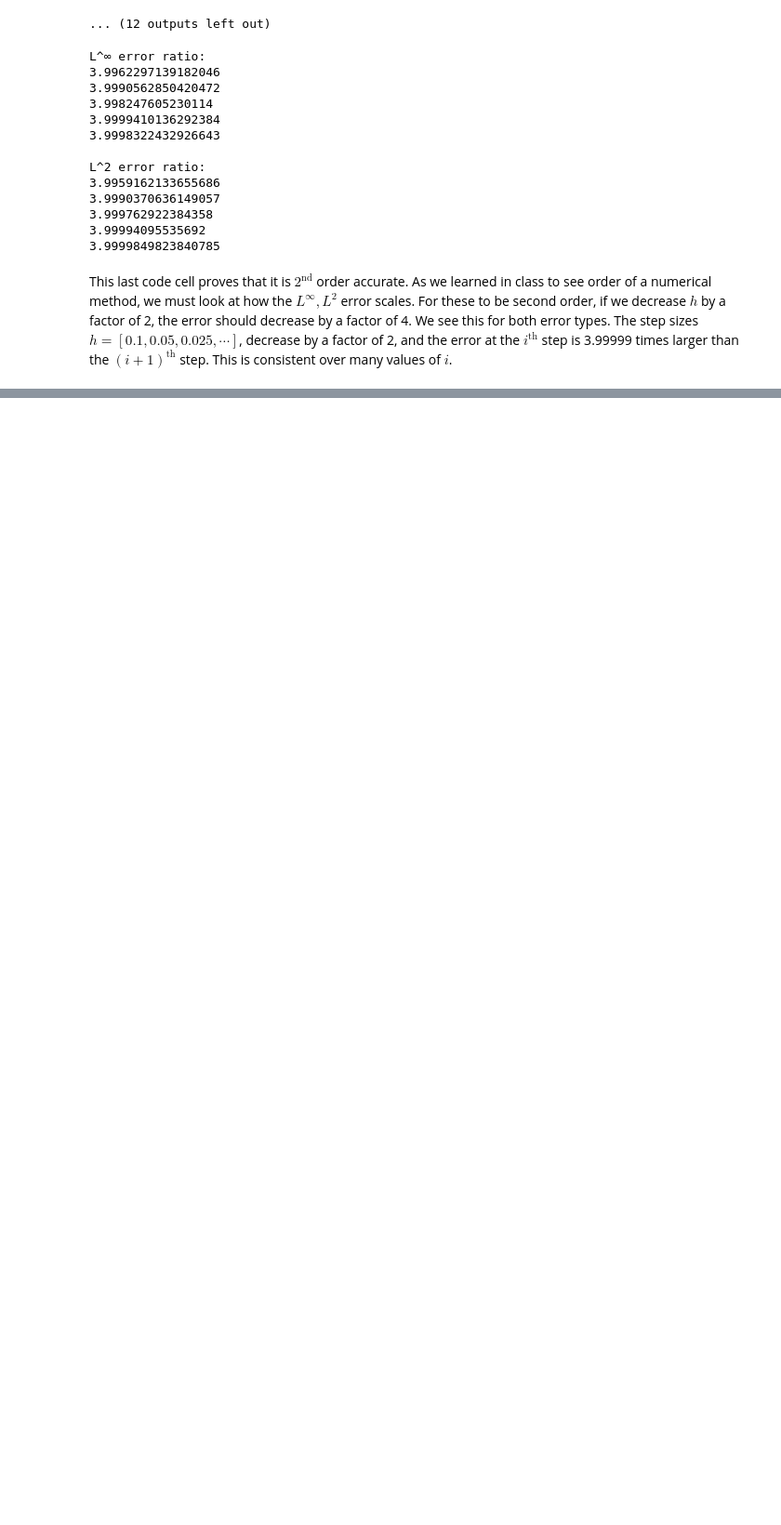
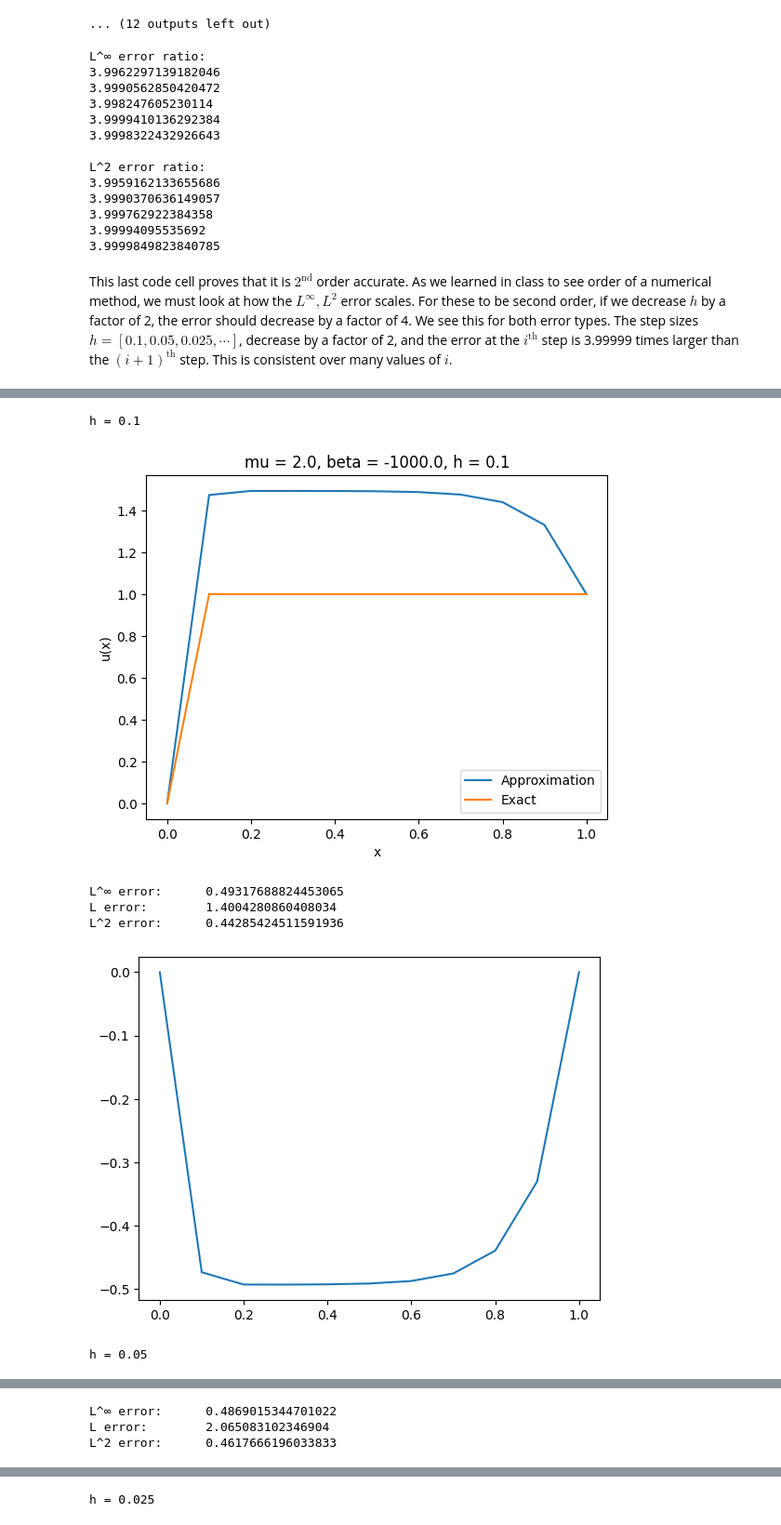
Before and after one commit to mtscott/math572, a Jupyter notebook: homework/math572hw1.ipynb, the cells around one changed output, grey strips where cells are left out. Shown at 93% size. Saved outputs shown, nothing was run; the diff lists cells and outputs as text; code cells hidden in the pictures; blank space fills up the shorter version.

```diff
--- a/homework/math572hw1.ipynb
+++ b/homework/math572hw1.ipynb
@@ -297,0 +377,19 @@ def main(mu, beta, h):
+# %%
+allerrinf = np.zeros(6)
+allerrL2 = np.zeros(6)
+i = 0
+
+for step in h:
+    print(f"h = {step}")
+    mu = 2.
+    beta = -1000.
+    allerrinf[i], allerrL2[i] = main2(mu, beta, step)
+    i+=1
+# %% [output]
+h = 0.1
+[figure, added]
+L^∞ error:      0.49317688824453065
+L error:        1.4004280860408034
+L^2 error:      0.44285424511591936
+[figure, added]
+h = 0.05
@@ -297,0 +397,3 @@ def main(mu, beta, h):
+L^∞ error:      0.4869015344701022
+L error:        2.065083102346904
+L^2 error:      0.4617666196033833
@@ -297,0 +401 @@ def main(mu, beta, h):
+h = 0.025
```
Also changed, not shown: parts of 9 cells of this notebook.
